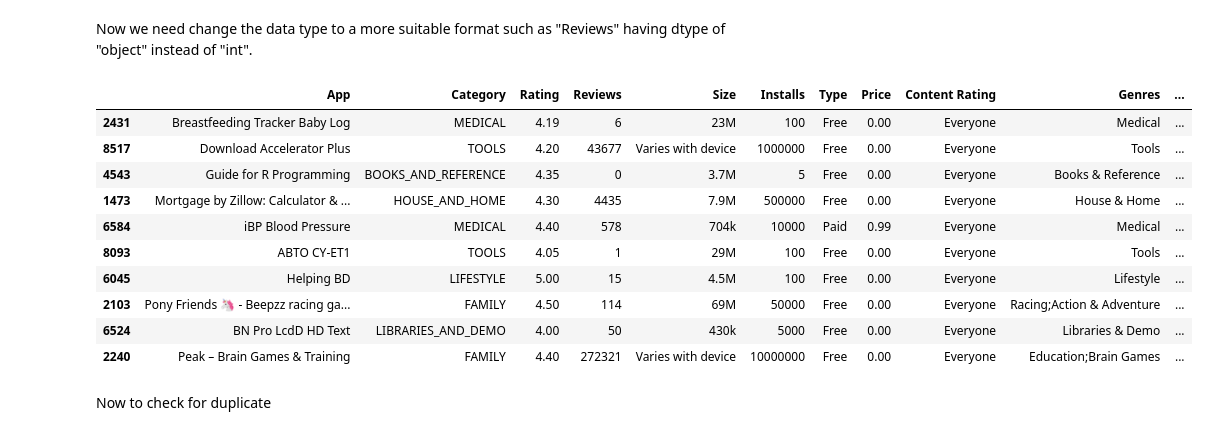
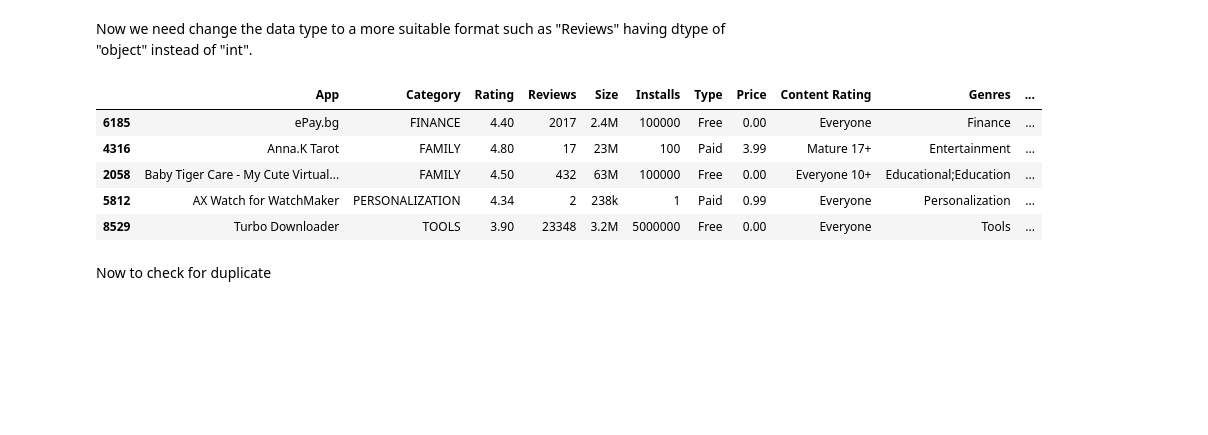
Before and after one commit to JackXLin/Google_Play_Store, a Jupyter notebook: google.ipynb, the cells around one changed output. Saved outputs shown, nothing was run; the diff lists cells and outputs as text; code cells hidden in the pictures; blank space fills up the shorter version.

```diff
--- a/google.ipynb
+++ b/google.ipynb
@@ -193,25 +193,20 @@ Now we need change the data type to a more suitable format such as "Reviews" hav
 # %%
 # "Reviews" to int type
 google["Reviews"] = google["Reviews"].astype("int")
 # remove "$" from "Price" and set it as float type
 google["Price"] = google["Price"].str.replace("$", "").astype("float")
 # set "Last Update" as datetime
 google["Last Updated"] = pd.to_datetime(google["Last Updated"])
 # remove "+" and "," from "Installs" and set it as int type
 google["Installs"] = google["Installs"].str.replace("[+,]", "", regex=True).astype(int)
-google.sample(10)
+google.sample(5)
 # %% [output]
 |  | App | Category | Rating | Reviews | Size | Installs | Type | Price | Content Rating | Genres | ... |
-| 2431 | Breastfeeding Tracker Baby Log | MEDICAL | 4.19 | 6 | 23M | 100 | Free | 0.00 | Everyone | Medical | ... |
-| 8517 | Download Accelerator Plus | TOOLS | 4.20 | 43677 | Varies with device | 1000000 | Free | 0.00 | Everyone | Tools | ... |
-| 4543 | Guide for R Programming | BOOKS_AND_REFERENCE | 4.35 | 0 | 3.7M | 5 | Free | 0.00 | Everyone | Books & Reference | ... |
-| 1473 | Mortgage by Zillow: Calculator & ... | HOUSE_AND_HOME | 4.30 | 4435 | 7.9M | 500000 | Free | 0.00 | Everyone | House & Home | ... |
-| 6584 | iBP Blood Pressure | MEDICAL | 4.40 | 578 | 704k | 10000 | Paid | 0.99 | Everyone | Medical | ... |
-| 8093 | ABTO CY-ET1 | TOOLS | 4.05 | 1 | 29M | 100 | Free | 0.00 | Everyone | Tools | ... |
-| 6045 | Helping BD | LIFESTYLE | 5.00 | 15 | 4.5M | 100 | Free | 0.00 | Everyone | Lifestyle | ... |
-| 2103 | Pony Friends 🦄 - Beepzz racing ga... | FAMILY | 4.50 | 114 | 69M | 50000 | Free | 0.00 | Everyone | Racing;Action & Adventure | ... |
-| 6524 | BN Pro LcdD HD Text | LIBRARIES_AND_DEMO | 4.00 | 50 | 430k | 5000 | Free | 0.00 | Everyone | Libraries & Demo | ... |
-| 2240 | Peak – Brain Games & Training | FAMILY | 4.40 | 272321 | Varies with device | 10000000 | Free | 0.00 | Everyone | Education;Brain Games | ... |
+| 6185 | ePay.bg | FINANCE | 4.40 | 2017 | 2.4M | 100000 | Free | 0.00 | Everyone | Finance | ... |
+| 4316 | Anna.K Tarot | FAMILY | 4.80 | 17 | 23M | 100 | Paid | 3.99 | Mature 17+ | Entertainment | ... |
+| 2058 | Baby Tiger Care - My Cute Virtual... | FAMILY | 4.50 | 432 | 63M | 100000 | Free | 0.00 | Everyone 10+ | Educational;Education | ... |
+| 5812 | AX Watch for WatchMaker | PERSONALIZATION | 4.34 | 2 | 238k | 1 | Paid | 0.99 | Everyone | Personalization | ... |
+| 8529 | Turbo Downloader | TOOLS | 3.90 | 23348 | 3.2M | 5000000 | Free | 0.00 | Everyone | Tools | ... |
 # %% [markdown]
 Now to check for duplicate
 # %%
```
Also changed, not shown: parts of 8 cells of this notebook.
